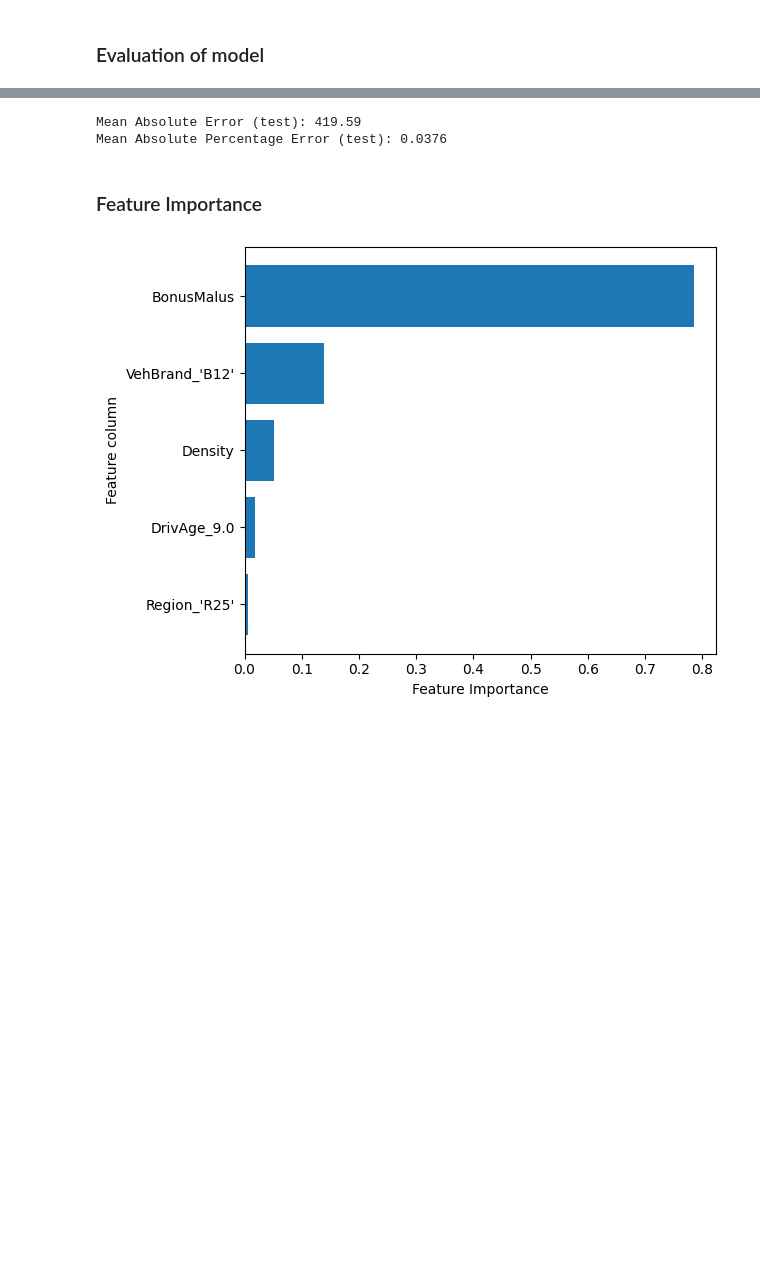
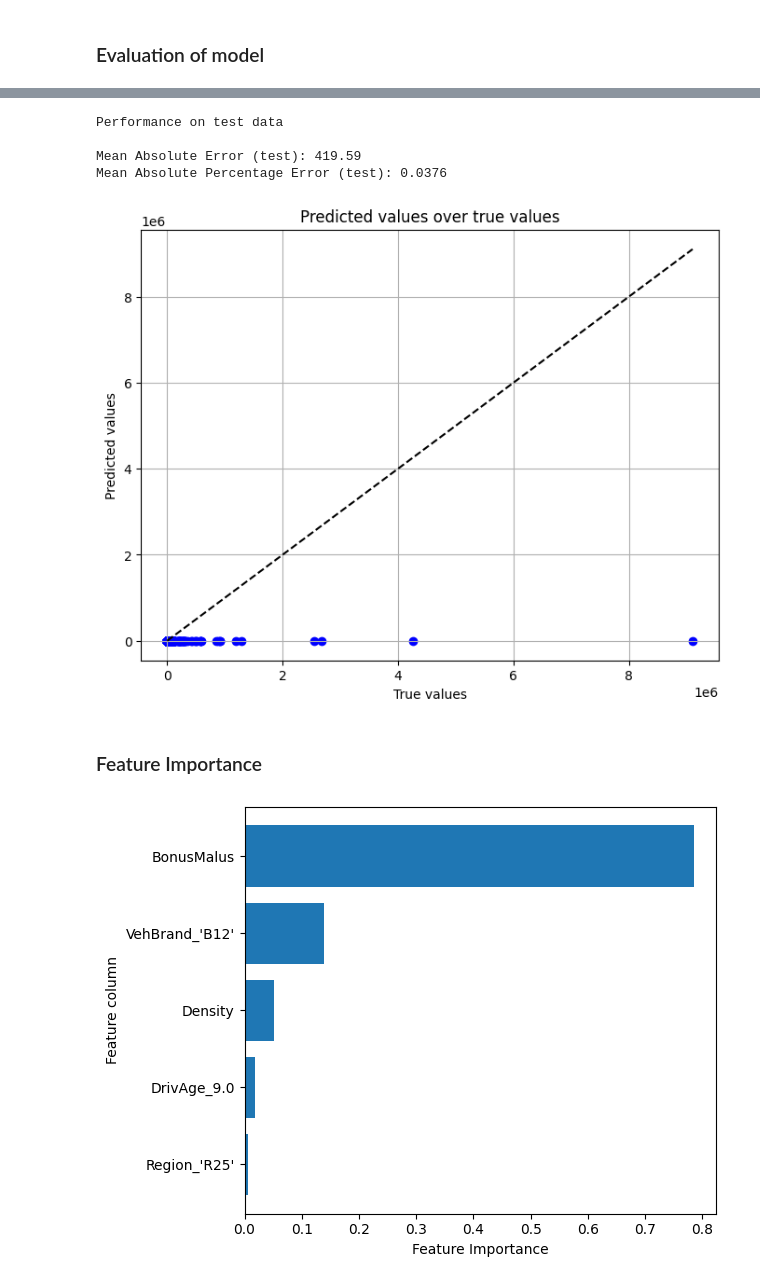
Before and after one commit to lexej/car-insurance, a Jupyter notebook: car-insurance.ipynb, the cells around one changed output, grey strips where cells are left out. Drawn from its saved outputs; the diff is of its cells as text; code cells hidden in the pictures; blank space fills up the shorter version.

```diff
--- a/car-insurance.ipynb
+++ b/car-insurance.ipynb
@@ -368,16 +398,34 @@ Mean Absolute Percentage Error (train): 0.0366
 # %%
 #   Performance test data
 
 test_preds = model.predict(X_test)
+test_trues = Y_test["ClaimAmount_Per_Year"]
 
-mae_test = mean_absolute_error(Y_test["ClaimAmount_Per_Year"], test_preds)
-mape_test = mean_absolute_percentage_error(Y_test["ClaimAmount_Per_Year"], test_preds)
+mae_test = mean_absolute_error(test_trues, test_preds)
+mape_test = mean_absolute_percentage_error(test_trues, test_preds)
 
+print("Performance on test data \n")
 print("Mean Absolute Error (test):", round(mae_test, 2))
 print("Mean Absolute Percentage Error (test):", round(mape_test, 4))
+
+
+plt.figure(figsize=(8, 6))
+plt.scatter(test_trues, test_preds, color='blue')
+plt.plot([test_trues.min(), test_trues.max()],
+         [test_trues.min(), test_trues.max()],
+         color='black',
+         linestyle='--')
+plt.title('Predicted values over true values')
+plt.xlabel('True values')
+plt.ylabel('Predicted values')
+plt.grid(True)
+plt.show()
 # %% [output]
+Performance on test data
+
 Mean Absolute Error (test): 419.59
 Mean Absolute Percentage Error (test): 0.0376
+[figure, added]
 # %% [markdown]
 ### Feature Importance
 # %%
```
Also changed, not shown: parts of 5 cells of this notebook.
